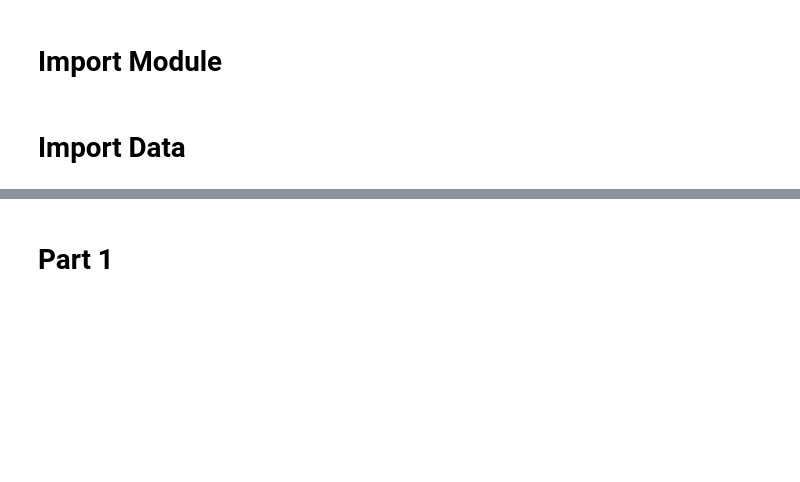
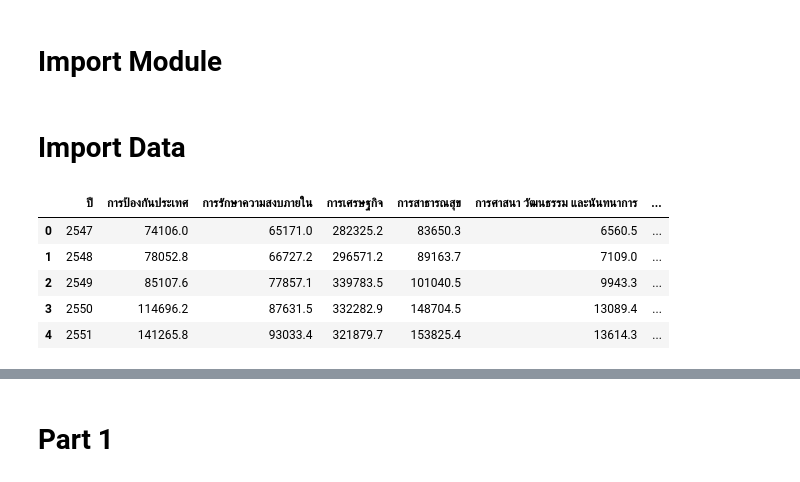
Before and after one commit to pant411/Assignment2_Stat_pp, a Jupyter notebook: part-regression/regression_analysis.ipynb, the cells around one changed output, grey strips where cells are left out. Cells and saved outputs as stored; diff of their text form; code cells hidden in the pictures; blank space fills up the shorter version.

```diff
--- a/part-regression/regression_analysis.ipynb
+++ b/part-regression/regression_analysis.ipynb
@@ -17,5 +23,13 @@ import statsmodels.api as sm
 # Import Data
 # %%
 # Code
-#df = pd.read_excel('assignment2_regression_govt_spending.xlsx') #ตัวอย่าง
-#df.head()
+df_side = pd.read_excel('assignment2_regression_govt_spending.xlsx',sheet_name="side") #ตัวอย่าง
+df_side.replace({'..':np.nan},inplace=True)
+df_side.head()
+# %% [output]
+|  | ปี | การป้องกันประเทศ | การรักษาความสงบภายใน | การเศรษฐกิจ | การสาธารณสุข | การศาสนา วัฒนธรรม และนันทนาการ | ... |
+| 0 | 2547 | 74106.0 | 65171.0 | 282325.2 | 83650.3 | 6560.5 | ... |
+| 1 | 2548 | 78052.8 | 66727.2 | 296571.2 | 89163.7 | 7109.0 | ... |
+| 2 | 2549 | 85107.6 | 77857.1 | 339783.5 | 101040.5 | 9943.3 | ... |
+| 3 | 2550 | 114696.2 | 87631.5 | 332282.9 | 148704.5 | 13089.4 | ... |
+| 4 | 2551 | 141265.8 | 93033.4 | 321879.7 | 153825.4 | 13614.3 | ... |
```
Also changed, not shown: parts of 48 cells of this notebook, 1 other file.
